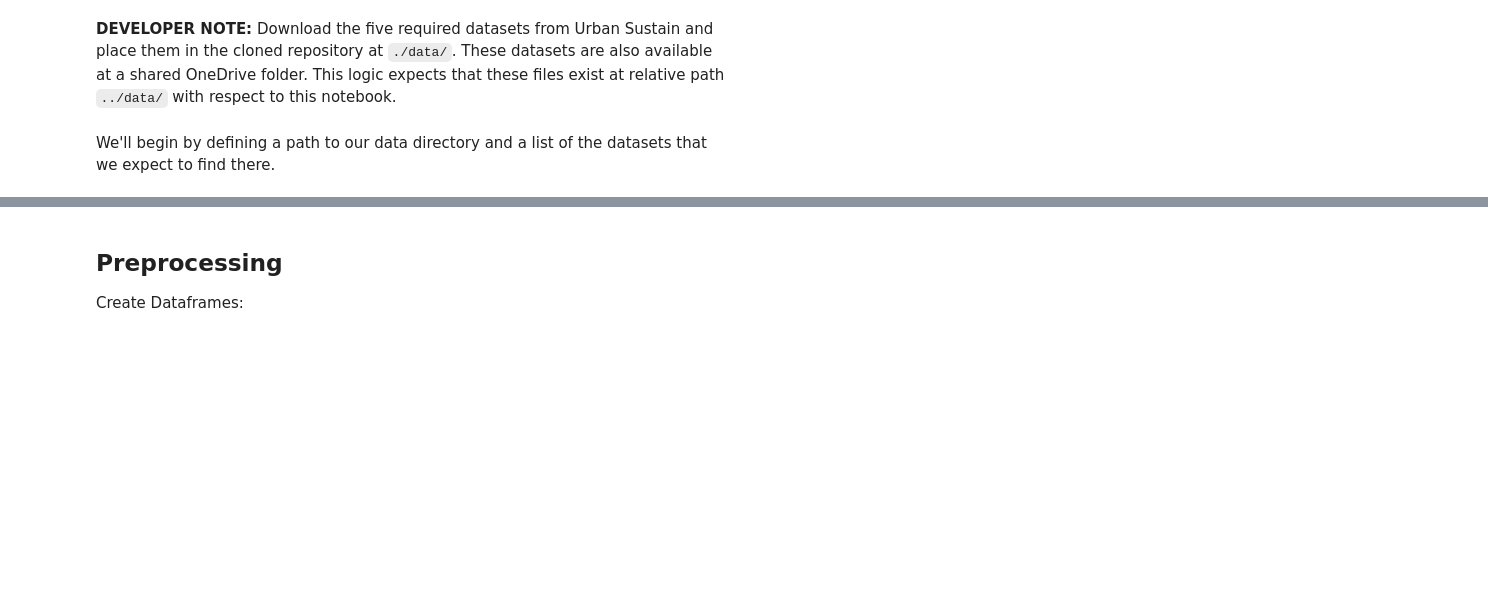
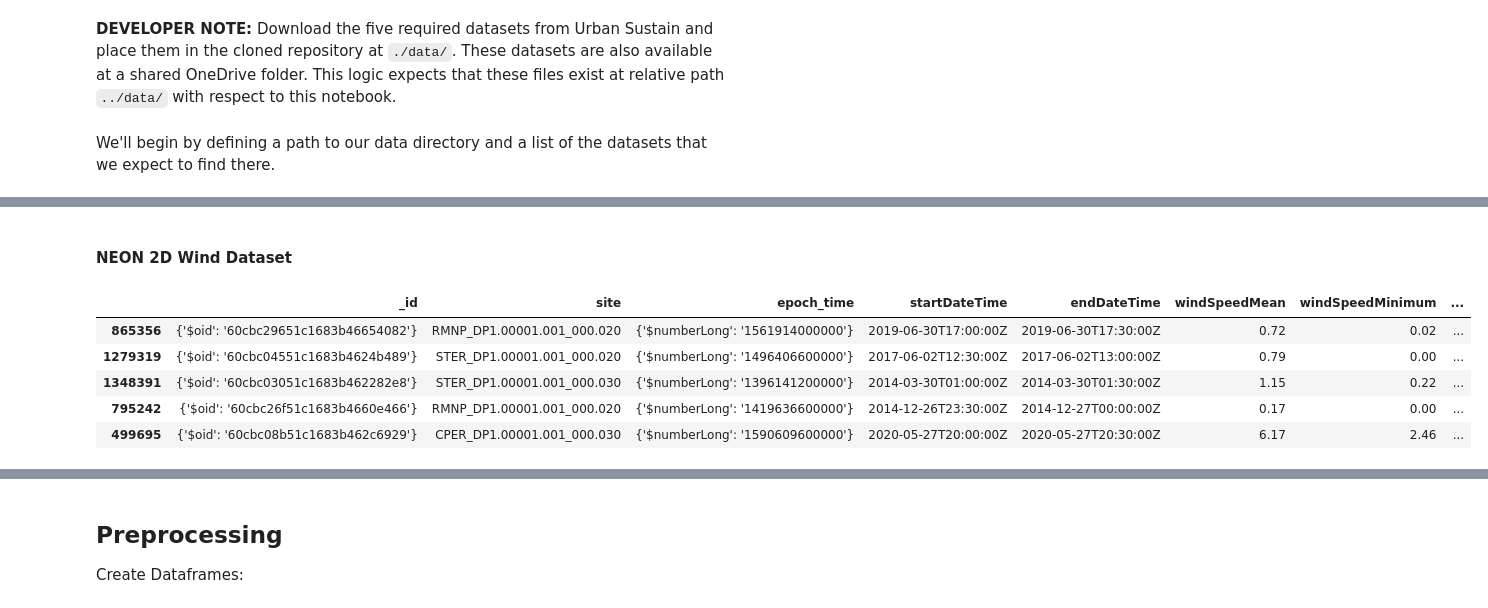
Before and after one commit to christian-westbrook/covid-19-and-weather-patterns, a Jupyter notebook: src/COVID-19 and Weather Patterns.ipynb, the cells around one changed output, grey strips where cells are left out. Drawn from its saved outputs; the diff is of its cells as text; code cells hidden in the pictures; blank space fills up the shorter version.

```diff
--- a/src/COVID-19 and Weather Patterns.ipynb
+++ b/src/COVID-19 and Weather Patterns.ipynb
@@ -77,0 +127,12 @@ for datasetName in expectedDatasets:
+# %% [markdown]
+#### NEON 2D Wind Dataset
+# %%
+windDataFrame = pd.io.json.read_json('../data/neon_2d_wind.Colorado/data.json')
+windDataFrame.sample(5)
+# %% [output]
+|  | _id | site | epoch_time | startDateTime | endDateTime | windSpeedMean | windSpeedMinimum | ... |
+| 865356 | {'$oid': '60cbc29651c1683b46654082'} | RMNP_DP1.00001.001_000.020 | {'$numberLong': '1561914000000'} | 2019-06-30T17:00:00Z | 2019-06-30T17:30:00Z | 0.72 | 0.02 | ... |
+| 1279319 | {'$oid': '60cbc04551c1683b4624b489'} | STER_DP1.00001.001_000.020 | {'$numberLong': '1496406600000'} | 2017-06-02T12:30:00Z | 2017-06-02T13:00:00Z | 0.79 | 0.00 | ... |
+| 1348391 | {'$oid': '60cbc03051c1683b462282e8'} | STER_DP1.00001.001_000.030 | {'$numberLong': '1396141200000'} | 2014-03-30T01:00:00Z | 2014-03-30T01:30:00Z | 1.15 | 0.22 | ... |
+| 795242 | {'$oid': '60cbc26f51c1683b4660e466'} | RMNP_DP1.00001.001_000.020 | {'$numberLong': '1419636600000'} | 2014-12-26T23:30:00Z | 2014-12-27T00:00:00Z | 0.17 | 0.00 | ... |
+| 499695 | {'$oid': '60cbc08b51c1683b462c6929'} | CPER_DP1.00001.001_000.030 | {'$numberLong': '1590609600000'} | 2020-05-27T20:00:00Z | 2020-05-27T20:30:00Z | 6.17 | 2.46 | ... |
```
Also changed, not shown: parts of 26 cells of this notebook.
